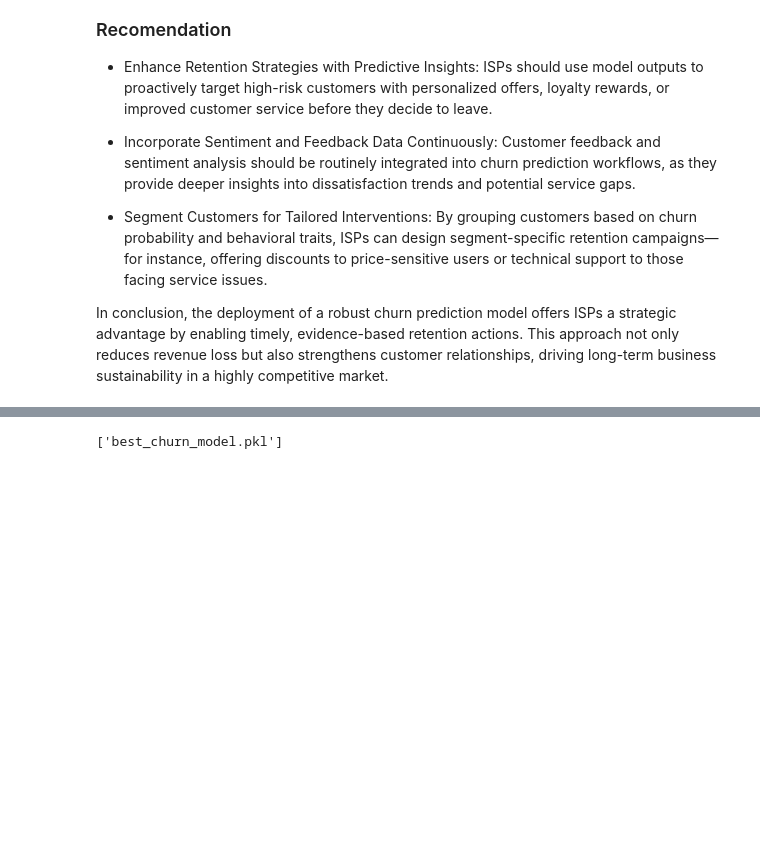
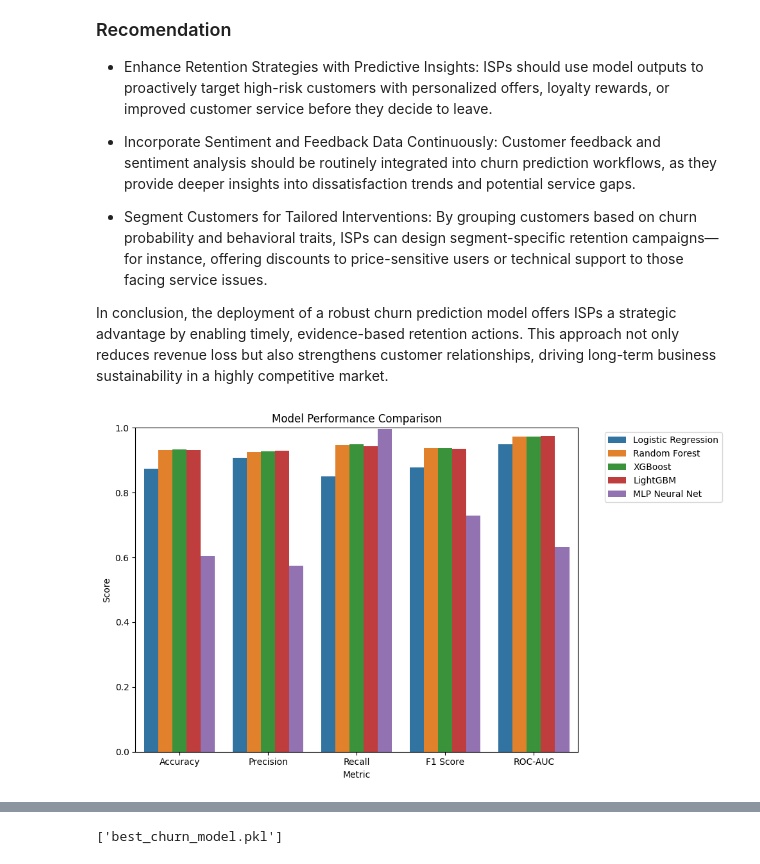
Before and after one commit to S-909/A-Machine-Learning-Approach-to-ISP-Churn-Prediction-in-Kenya, a Jupyter notebook: notebook.ipynb, the cells around one changed output, grey strips where cells are left out. Cells and saved outputs as stored; diff of their text form; code cells hidden in the pictures; blank space fills up the shorter version.

Commit message:
model visuals

```diff
--- a/notebook.ipynb
+++ b/notebook.ipynb
@@ -151,5 +151,5 @@ dtype: int64
 We begin with the **`preferred_offer_types`** column. The percentage of null values in this column is **0.77%**, which is negligible.
 To maintain data quality and consistency, we will drop all rows containing null values in this column.
 # %%
-df.drop(columns=['security_no', 'last_visit_time', 'referral_id', 'age'], inplace=True)
-print(df.columns)
+# df.drop(columns=['security_no', 'last_visit_time', 'referral_id', 'age'], inplace=True)
+# print(df.columns)
@@ -457,6 +448,6 @@ Customers in City regions show the highest average churn risk, followed by those
 We begin with the **`preferred_offer_types`** column. The percentage of null values in this column is **0.77%**, which is negligible.
 To maintain data quality and consistency, we will drop all rows containing null values in this column.
 # %%
-df.drop(columns=['security_no', 'last_visit_time', 'referral_id', 'age_group'], inplace=True)
+df.drop(columns=['security_no', 'last_visit_time', 'referral_id', 'age_group','age'], inplace=True)
 print(df.columns)
 # %% [output]
@@ -839,3 +831,16 @@ Customer feedback and sentiment analysis should be routinely integrated into chu
 By grouping customers based on churn probability and behavioral traits, ISPs can design segment-specific retention campaigns—for instance, offering discounts to price-sensitive users or technical support to those facing service issues.
 
 In conclusion, the deployment of a robust churn prediction model offers ISPs a strategic advantage by enabling timely, evidence-based retention actions. This approach not only reduces revenue loss but also strengthens customer relationships, driving long-term business sustainability in a highly competitive market.
+# %%
+#some model perfomance visualizations
+plt.figure(figsize=(10, 6))
+sns.barplot(data=results_df.melt(id_vars='Model', var_name='Metric',
+            value_name='Value'), x='Metric', y='Value', hue='Model')
+plt.title('Model Performance Comparison')
+plt.ylabel('Score')
+plt.ylim(0, 1)
+plt.legend(bbox_to_anchor=(1.05, 1), loc='upper left')
+plt.tight_layout()
+plt.show()
+# %% [output]
+[figure, added]
```
Also changed, not shown: parts of 19 cells of this notebook.
